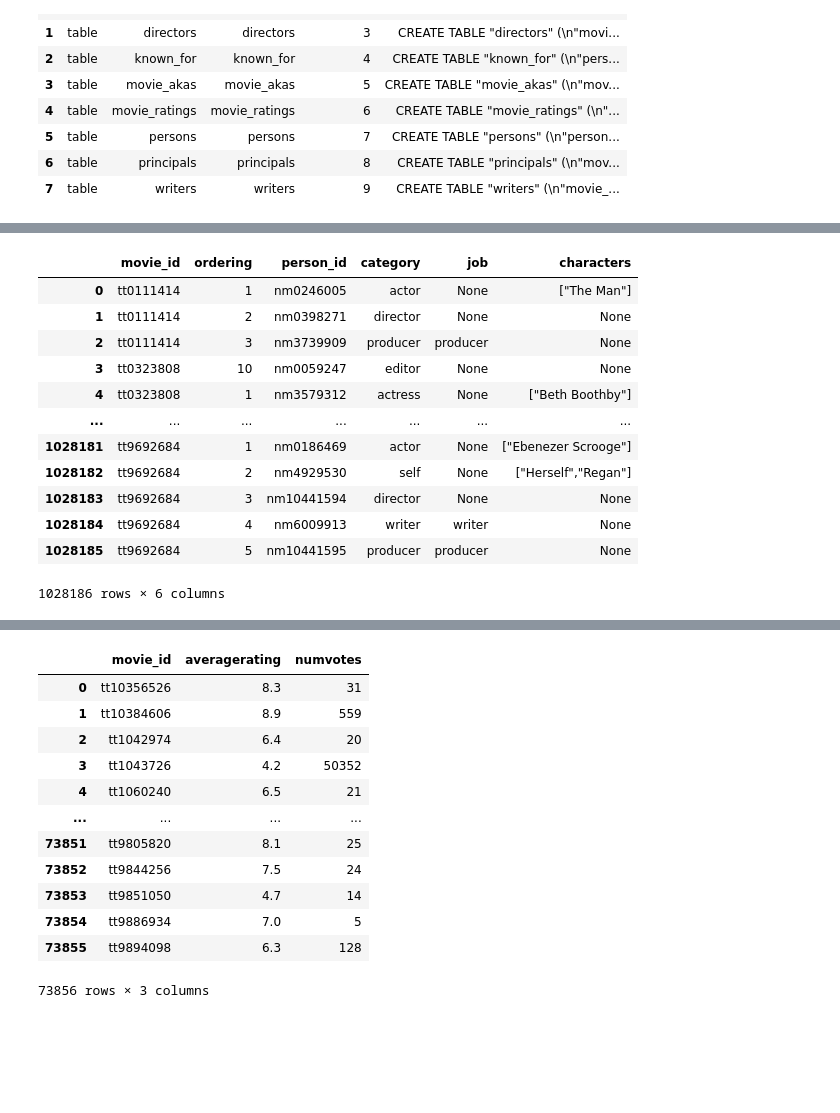
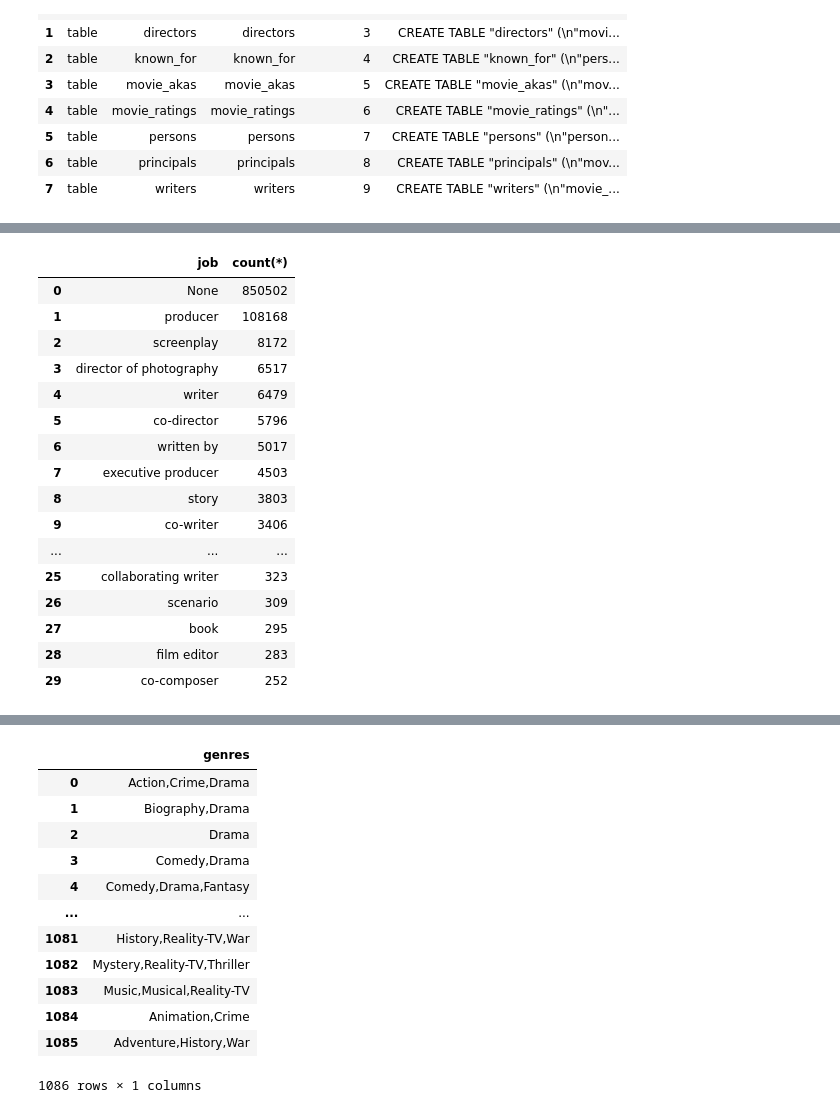
Before and after one commit to bluenets126/dsc-sql-summative-lab, a Jupyter notebook: SQLSummativeLab.ipynb, the cells around one changed output, grey strips where cells are left out. Saved outputs shown, nothing was run; the diff lists cells and outputs as text; code cells hidden in the pictures; blank space fills up the shorter version.

```diff
--- a/SQLSummativeLab.ipynb
+++ b/SQLSummativeLab.ipynb
@@ -473,20 +478,24 @@ persons_df.head()
 # %%
-principals_df = pd.read_sql("""SELECT * FROM principals;""", conn4)
-principals_df.head()
+principals_df = pd.read_sql("""SELECT job, count(*) FROM principals GROUP BY job having count(*) > 1 ORDER by count(*) DESC limit 30;""", conn4)
+principals_df
 # %% [output]
-|  | movie_id | ordering | person_id | category | job | characters |
-| 0 | tt0111414 | 1 | nm0246005 | actor | None | ["The Man"] |
-| 1 | tt0111414 | 2 | nm0398271 | director | None | None |
-| 2 | tt0111414 | 3 | nm3739909 | producer | producer | None |
-| 3 | tt0323808 | 10 | nm0059247 | editor | None | None |
-| 4 | tt0323808 | 1 | nm3579312 | actress | None | ["Beth Boothby"] |
-| ... | ... | ... | ... | ... | ... | ... |
-| 1028181 | tt9692684 | 1 | nm0186469 | actor | None | ["Ebenezer Scrooge"] |
-| 1028182 | tt9692684 | 2 | nm4929530 | self | None | ["Herself","Regan"] |
-| 1028183 | tt9692684 | 3 | nm10441594 | director | None | None |
-| 1028184 | tt9692684 | 4 | nm6009913 | writer | writer | None |
-| 1028185 | tt9692684 | 5 | nm10441595 | producer | producer | None |
+|  | job | count(*) |
+| 0 | None | 850502 |
+| 1 | producer | 108168 |
+| 2 | screenplay | 8172 |
+| 3 | director of photography | 6517 |
+| 4 | writer | 6479 |
+| 5 | co-director | 5796 |
+| 6 | written by | 5017 |
+| 7 | executive producer | 4503 |
+| 8 | story | 3803 |
+| 9 | co-writer | 3406 |
+| ... | ... | ... |
+| 25 | collaborating writer | 323 |
+| 26 | scenario | 309 |
+| 27 | book | 295 |
+| 28 | film editor | 283 |
+| 29 | co-composer | 252 |
-1028186 rows × 6 columns
 # %%
 movie_basics_df = pd.read_sql("""SELECT * FROM movie_basics;""",conn4)
 movie_basics_df.head()
@@ -498,22 +507,22 @@ movie_basics_df.head()
 | 3 | tt0069204 | Sabse Bada Sukh | Sabse Bada Sukh | 2018 | NaN | Comedy,Drama |
 | 4 | tt0100275 | The Wandering Soap Opera | La Telenovela Errante | 2017 | 80.0 | Comedy,Drama,Fantasy |
 # %%
-movie_ratings_df = pd.read_sql("""SELECT * FROM movie_ratings;""", conn4)
-movie_ratings_df.head()
+movie_ratings_df = pd.read_sql("""SELECT DISTINCT genres FROM movie_basics;""", conn4)
+movie_ratings_df
 # %% [output]
-|  | movie_id | averagerating | numvotes |
-| 0 | tt10356526 | 8.3 | 31 |
-| 1 | tt10384606 | 8.9 | 559 |
-| 2 | tt1042974 | 6.4 | 20 |
-| 3 | tt1043726 | 4.2 | 50352 |
-| 4 | tt1060240 | 6.5 | 21 |
-| ... | ... | ... | ... |
-| 73851 | tt9805820 | 8.1 | 25 |
-| 73852 | tt9844256 | 7.5 | 24 |
-| 73853 | tt9851050 | 4.7 | 14 |
-| 73854 | tt9886934 | 7.0 | 5 |
-| 73855 | tt9894098 | 6.3 | 128 |
+|  | genres |
+| 0 | Action,Crime,Drama |
+| 1 | Biography,Drama |
+| 2 | Drama |
+| 3 | Comedy,Drama |
+| 4 | Comedy,Drama,Fantasy |
+| ... | ... |
+| 1081 | History,Reality-TV,War |
+| 1082 | Mystery,Reality-TV,Thriller |
+| 1083 | Music,Musical,Reality-TV |
+| 1084 | Animation,Crime |
+| 1085 | Adventure,History,War |
-73856 rows × 3 columns
+1086 rows × 1 columns
 # %%
 movie_akas_df = pd.read_sql("""SELECT * FROM movie_akas;""", conn4)
 movie_akas_df
```
Also changed, not shown: parts of 5 cells of this notebook.
